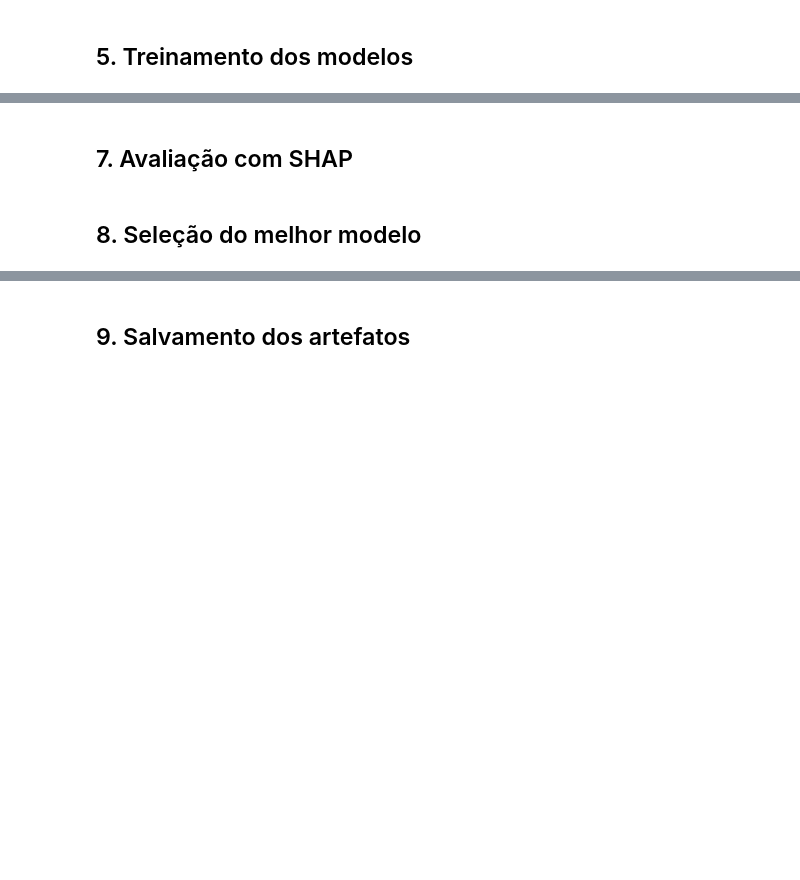
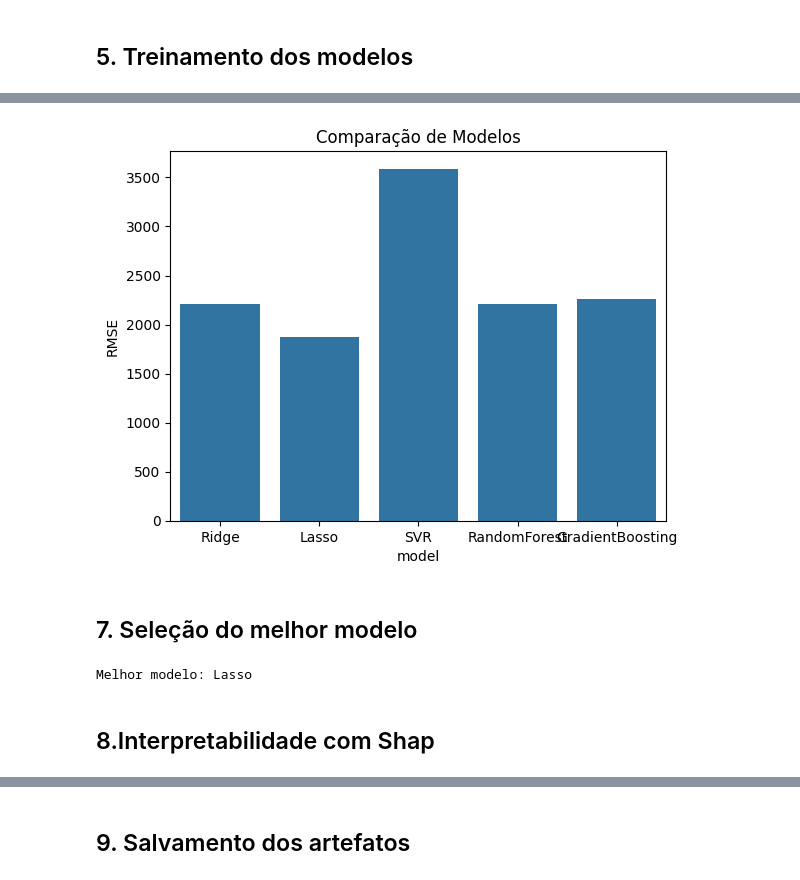
Before and after one commit to rodolfobdossantos/agile_estimator_ofc, a Jupyter notebook: model/notebooks/treino/agile_v2/modelagem-ml.ipynb, the cells around one changed output, grey strips where cells are left out. Drawn from its saved outputs; the diff is of its cells as text; code cells hidden in the pictures; blank space fills up the shorter version.

```diff
--- a/model/notebooks/treino/agile_v2/modelagem-ml.ipynb
+++ b/model/notebooks/treino/agile_v2/modelagem-ml.ipynb
@@ -120,0 +246,29 @@ O objetivo desta etapa é:
+# %%
+
+param_grids = {
+
+    "Ridge": {
+        "model__alpha":[0.01,0.1,1,10]
+    },
+
+    "Lasso": {
+        "model__alpha":[0.001,0.01,0.1,1]
+    },
+
+    "SVR": {
+        "model__C":[0.1,1,10],
+        "model__gamma":["scale","auto"]
+    },
+
+    "RandomForest": {
+    "model__n_estimators":[100,200,300],
+    "model__max_depth":[None, 5, 10, 15],
+    "model__min_samples_split":[2,5,10],
+    "model__min_samples_leaf":[1,2,4]
+    },
+
+    "GradientBoosting":{
+        "model__n_estimators":[100,200,300,400],
+        "model__learning_rate":[0.05,0.1,0.15,0.2,0.3]
+    }
+}
@@ -122,0 +342,4 @@ O objetivo desta etapa é:
+# %%
+results_df = pd.DataFrame(results)
+
+results_df.sort_values("RMSE")
@@ -123,4 +375,25 @@ O objetivo desta etapa é:
+# %%
+sns.barplot(
+    data=results_df,
+    x="model",
+    y="RMSE"
+)
+
+plt.title("Comparação de Modelos")
+plt.show()
+# %% [output]
+[figure, added]
 # %% [markdown]
-## 7. Avaliação com SHAP
+## 7. Seleção do melhor modelo
+# %%
+best_name = results_df.sort_values("RMSE").iloc[0]["model"]
+
+best_model = pipelines[best_name]
+
+best_model.fit(X_train, y_train)
+
+print("Melhor modelo:", best_name)
+# %% [output]
+Melhor modelo: Lasso
 # %% [markdown]
-## 8. Seleção do melhor modelo
+## 8.Interpretabilidade com Shap
```
Also changed, not shown: parts of 21 cells of this notebook, 20 other files.
